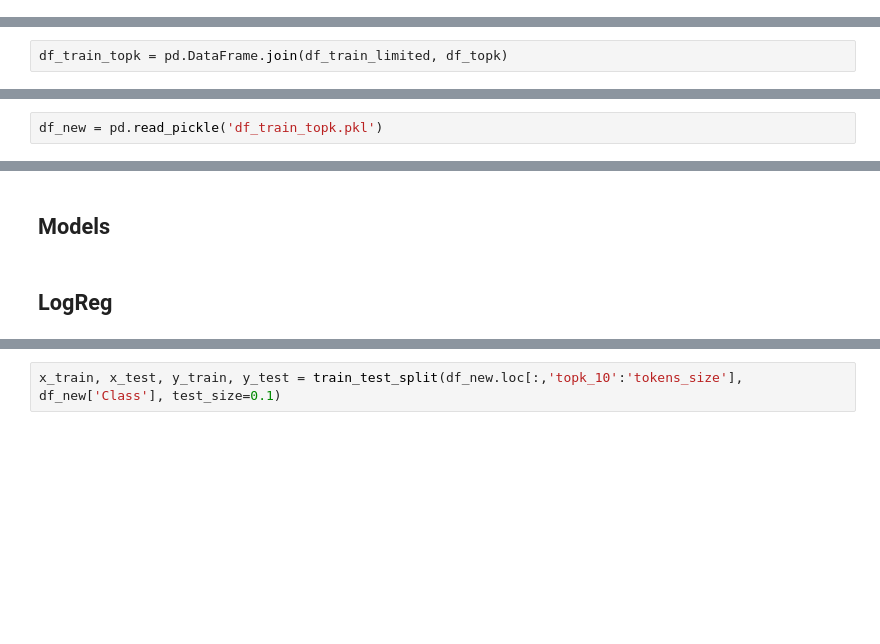
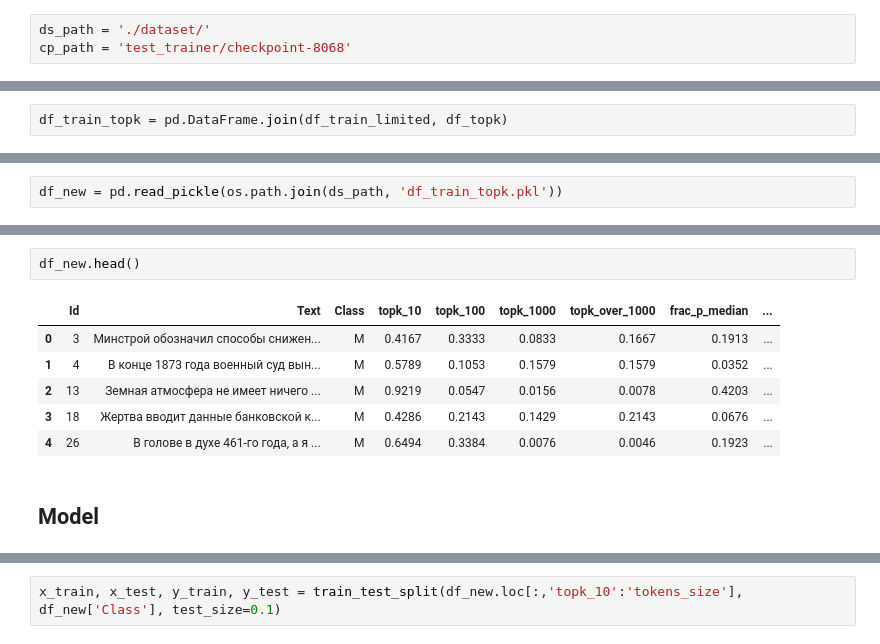
Before and after one commit to edbons/ruatd22_competition, a Jupyter notebook: ru_atd.ipynb, the cells around one changed output, grey strips where cells are left out. Cells and saved outputs as stored; diff of their text form; blank space fills up the shorter version.

```diff
--- a/ru_atd.ipynb
+++ b/ru_atd.ipynb
@@ -47,3 +71,6 @@ def submission(clf, X: np.ndarray, df: pd.DataFrame, out_suffix: str=""):
+# %%
+ds_path = './dataset/'
+cp_path = 'test_trainer/checkpoint-8068'
 # %% [markdown]
 # RuATD Dataset
 # %%
@@ -386,4 +381,4 @@ df_train_topk.to_pickle('df_train_topk.pkl')
 # %%
-df_new = pd.read_pickle('df_train_topk.pkl')
+df_new = pd.read_pickle(os.path.join(ds_path, 'df_train_topk.pkl'))
 # %%
 df_new.info()
@@ -390,6 +403,13 @@ df_new.info()
+# %%
+df_new.head()
+# %% [output]
+|  | Id | Text | Class | topk_10 | topk_100 | topk_1000 | topk_over_1000 | frac_p_median | ... |
+| 0 | 3 | Минстрой обозначил способы снижен... | M | 0.4167 | 0.3333 | 0.0833 | 0.1667 | 0.1913 | ... |
+| 1 | 4 | В конце 1873 года военный суд вын... | M | 0.5789 | 0.1053 | 0.1579 | 0.1579 | 0.0352 | ... |
+| 2 | 13 | Земная атмосфера не имеет ничего ... | M | 0.9219 | 0.0547 | 0.0156 | 0.0078 | 0.4203 | ... |
+| 3 | 18 | Жертва вводит данные банковской к... | M | 0.4286 | 0.2143 | 0.1429 | 0.2143 | 0.0676 | ... |
+| 4 | 26 | В голове в духе 461-го года, а я ... | M | 0.6494 | 0.3384 | 0.0076 | 0.0046 | 0.1923 | ... |
 # %% [markdown]
-## Models
+## Model
-# %% [markdown]
-## LogReg
 # %%
 df_new.loc[:,'topk_10':'tokens_size'].head()
```
Also changed, not shown: parts of 149 cells of this notebook, 6 other files.
